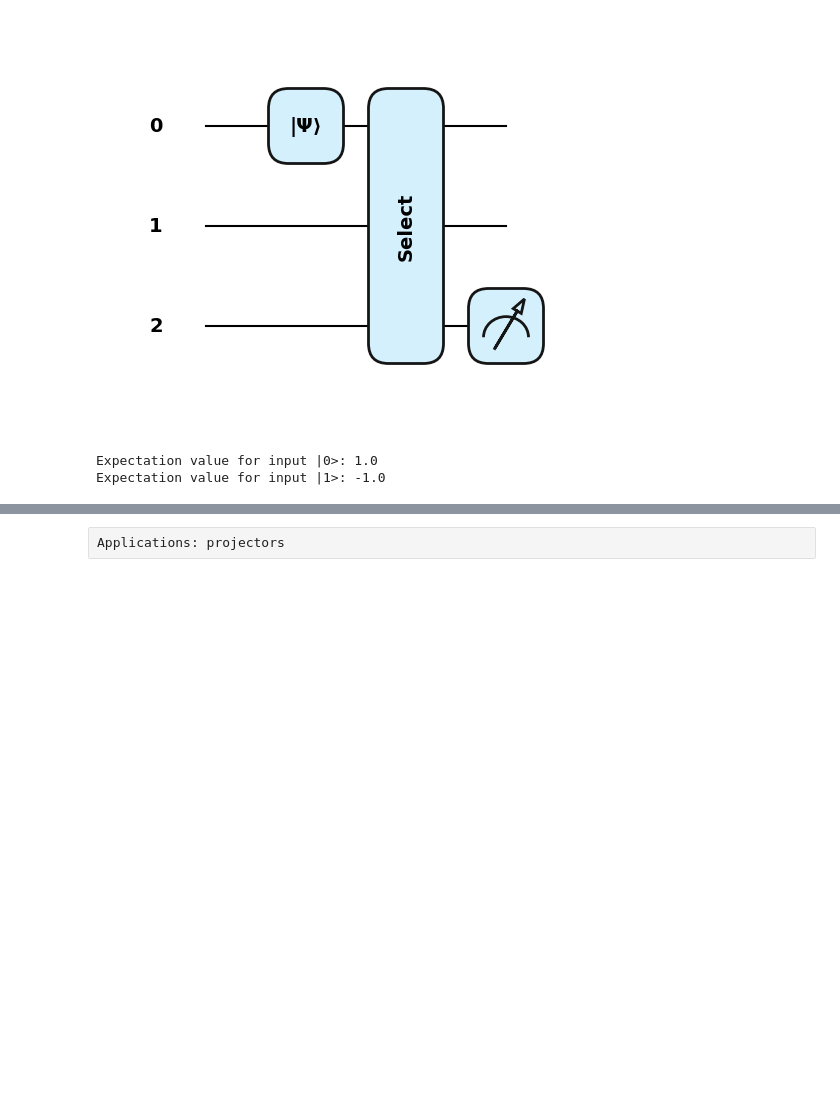
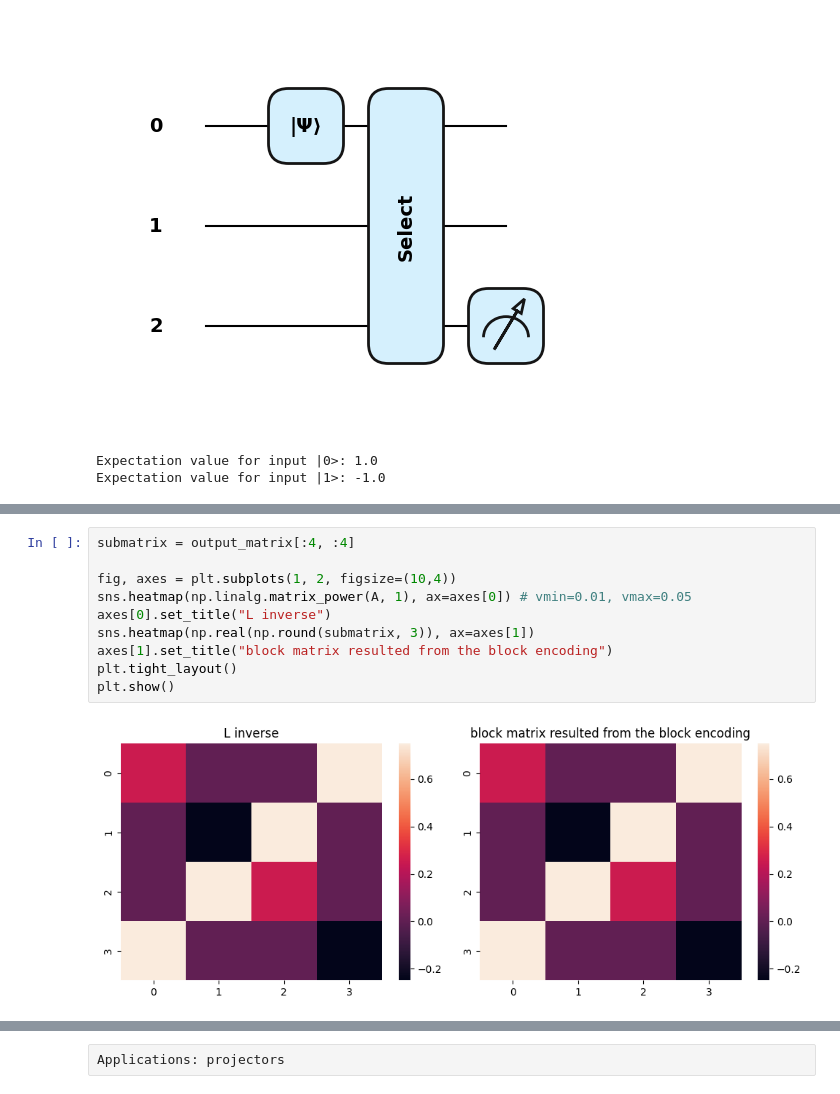
Before and after one commit to 24shiny/Inverse_Laplacian_embedding, a Jupyter notebook: Laplacian_embedding/block_encoding_PL.ipynb, the cells around one changed output, grey strips where cells are left out. Saved outputs shown, nothing was run; the diff lists cells and outputs as text; blank space fills up the shorter version.

```diff
--- a/Laplacian_embedding/block_encoding_PL.ipynb
+++ b/Laplacian_embedding/block_encoding_PL.ipynb
@@ -110,0 +124,12 @@ Block-encoded A:
+# %%
+submatrix = output_matrix[:4, :4]
+
+fig, axes = plt.subplots(1, 2, figsize=(10,4))
+sns.heatmap(np.linalg.matrix_power(A, 1), ax=axes[0]) # vmin=0.01, vmax=0.05
+axes[0].set_title("L inverse")
+sns.heatmap(np.real(np.round(submatrix, 3)), ax=axes[1])
+axes[1].set_title("block matrix resulted from the block encoding")
+plt.tight_layout()
+plt.show()
+# %% [output]
+[figure, added]
```
Also changed, not shown: parts of 9 cells of this notebook.
